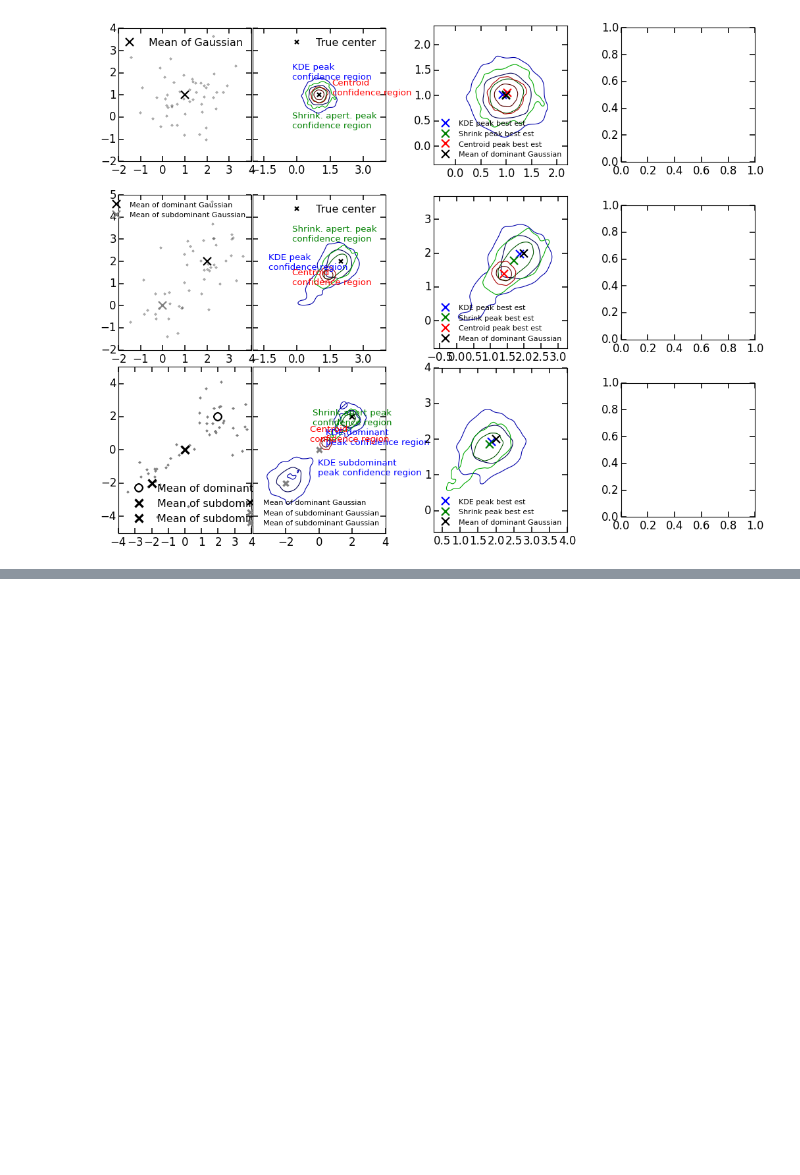
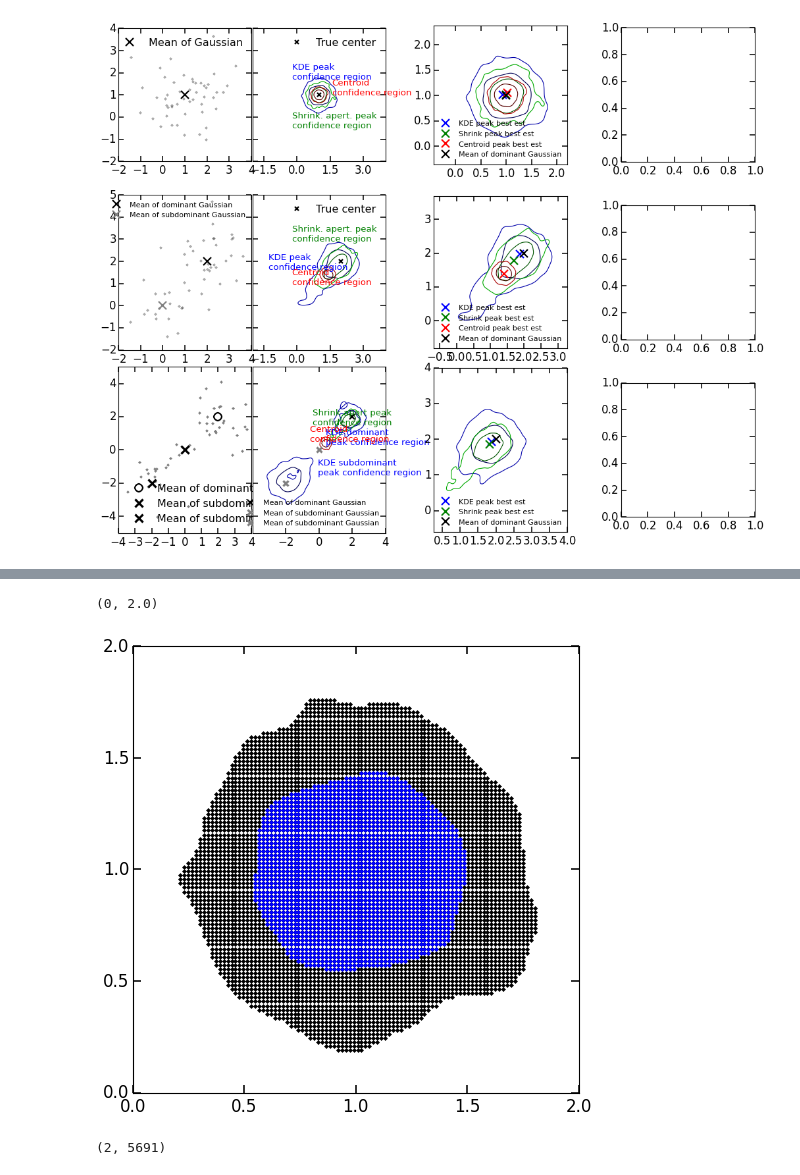
Before and after one commit to karenyyng/galaxy_DM_offset, a Jupyter notebook: code/analyses/fig2_grids.ipynb, the cells around one changed output, grey strips where cells are left out. Saved outputs shown, nothing was run; the diff lists cells and outputs as text; code cells hidden in the pictures; blank space fills up the shorter version.

```diff
--- a/code/analyses/fig2_grids.ipynb
+++ b/code/analyses/fig2_grids.ipynb
@@ -20,0 +47,21 @@ compare.plot_grid_spec(left_col_data["gauss"],
+# %%
+inside68 = dens[dens > lvls[0]]
+mask68 = dens > lvls[0]
+mask95 = dens > lvls[1]
+# %%
+ixes68 = np.array([np.array([i, j]) for j in range(dens.shape[1])
+                for i in range(dens.shape[0])
+                if mask68[i][j]])
+ixes95 = np.array([np.array([i, j]) for j in range(dens.shape[1])
+                for i in range(dens.shape[0])
+                if mask95[i][j]])
+# %%
+plt.axes().set_aspect('equal')
+plt.plot(x[ixes95[:, 0]], y[ixes95[:, 1]], 'k.')
+plt.plot(x[ixes68[:, 0]], y[ixes68[:, 1]], 'b.')
+
+plt.xlim(0, 2.)
+plt.ylim(0, 2.)
+# %% [output]
+(0, 2.0)
+[figure, added]
@@ -20,0 +72,4 @@ compare.plot_grid_spec(left_col_data["gauss"],
+# %%
+coords68.shape
+# %% [output]
+(2, 5691)
```
Also changed, not shown: parts of 11 cells of this notebook, 1 other file.
